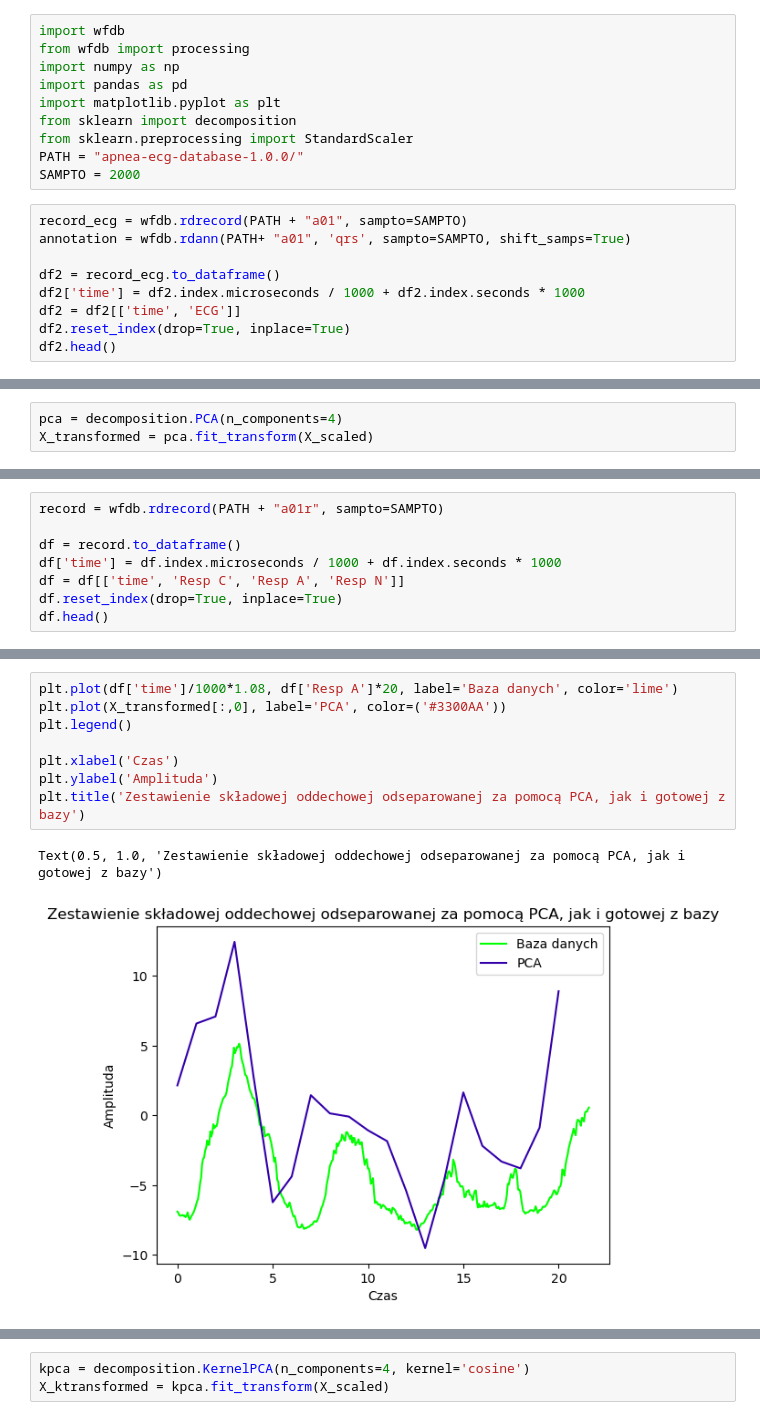
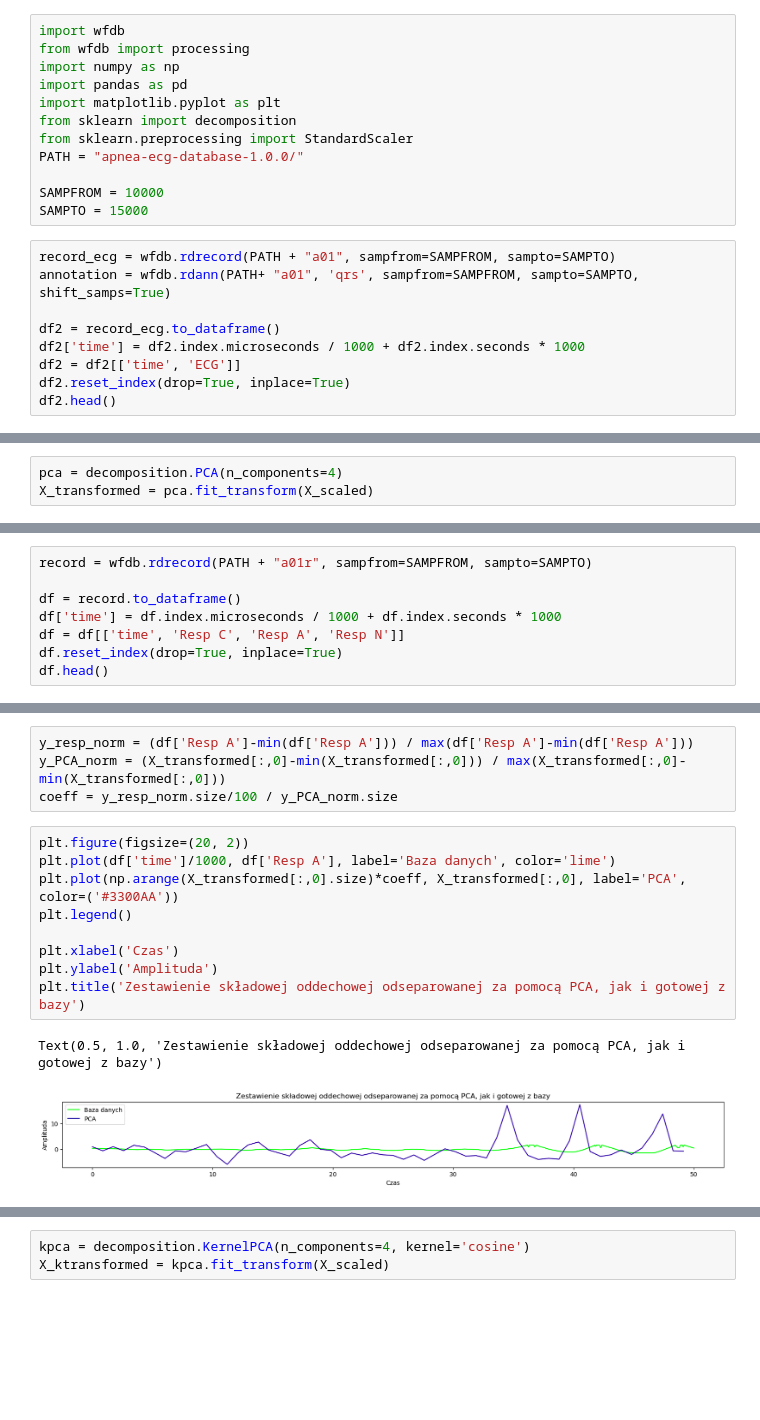
Before and after one commit to ciuek/ECG-Derived-Respiration, a Jupyter notebook: ecg_new.ipynb, the cells around one changed output, grey strips where cells are left out. Saved outputs shown, nothing was run; the diff lists cells and outputs as text; blank space fills up the shorter version.

```diff
--- a/ecg_new.ipynb
+++ b/ecg_new.ipynb
@@ -7,10 +7,12 @@ import matplotlib.pyplot as plt
 from sklearn import decomposition
 from sklearn.preprocessing import StandardScaler
 PATH = "apnea-ecg-database-1.0.0/"
-SAMPTO = 2000
+
+SAMPFROM = 10000
+SAMPTO = 15000
 # %%
-record_ecg = wfdb.rdrecord(PATH + "a01", sampto=SAMPTO)
-annotation = wfdb.rdann(PATH+ "a01", 'qrs', sampto=SAMPTO, shift_samps=True)
+record_ecg = wfdb.rdrecord(PATH + "a01", sampfrom=SAMPFROM, sampto=SAMPTO)
+annotation = wfdb.rdann(PATH+ "a01", 'qrs', sampfrom=SAMPFROM, sampto=SAMPTO, shift_samps=True)
 
 df2 = record_ecg.to_dataframe()
 df2['time'] = df2.index.microseconds / 1000 + df2.index.seconds * 1000
@@ -127,5 +134,5 @@ array([[ 2.15735812,  5.66414753, -2.42940122,  0.11691092],
 # %%
-record = wfdb.rdrecord(PATH + "a01r", sampto=SAMPTO)
+record = wfdb.rdrecord(PATH + "a01r", sampfrom=SAMPFROM, sampto=SAMPTO)
 
 df = record.to_dataframe()
 df['time'] = df.index.microseconds / 1000 + df.index.seconds * 1000
@@ -153,11 +160,16 @@ plt.plot(X_transformed[:,0])
+# %%
+y_resp_norm = (df['Resp A']-min(df['Resp A'])) / max(df['Resp A']-min(df['Resp A']))
+y_PCA_norm = (X_transformed[:,0]-min(X_transformed[:,0])) / max(X_transformed[:,0]-min(X_transformed[:,0]))
+coeff = y_resp_norm.size/100 / y_PCA_norm.size
 # %%
-plt.plot(df['time']/1000*1.08, df['Resp A']*20, label='Baza danych', color='lime')
-plt.plot(X_transformed[:,0], label='PCA', color=('#3300AA'))
+plt.figure(figsize=(20, 2))
+plt.plot(df['time']/1000, df['Resp A'], label='Baza danych', color='lime')
+plt.plot(np.arange(X_transformed[:,0].size)*coeff, X_transformed[:,0], label='PCA', color=('#3300AA'))
 plt.legend()
 
 plt.xlabel('Czas')
 plt.ylabel('Amplituda')
 plt.title('Zestawienie składowej oddechowej odseparowanej za pomocą PCA, jak i gotowej z bazy')
 # %% [output]
 Text(0.5, 1.0, 'Zestawienie składowej oddechowej odseparowanej za pomocą PCA, jak i gotowej z bazy')
-[figure, old version]
+[figure, new version]
```
Also changed, not shown: parts of 21 cells of this notebook.
